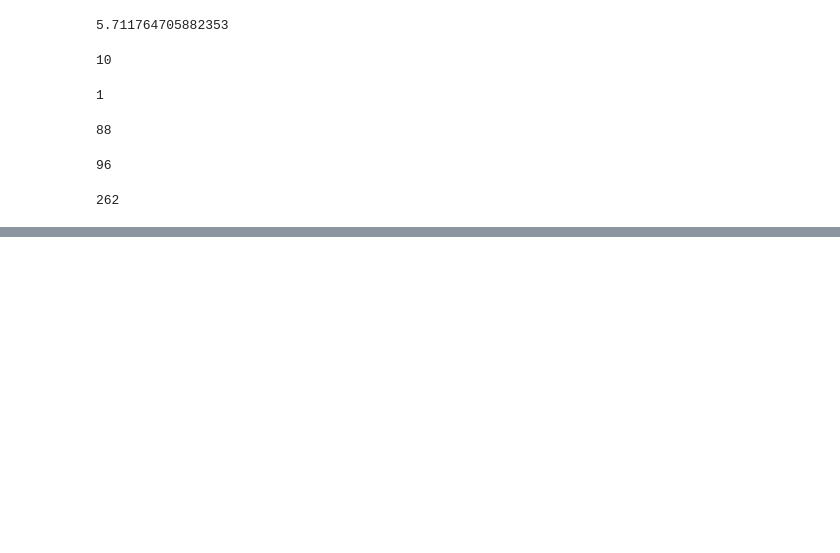
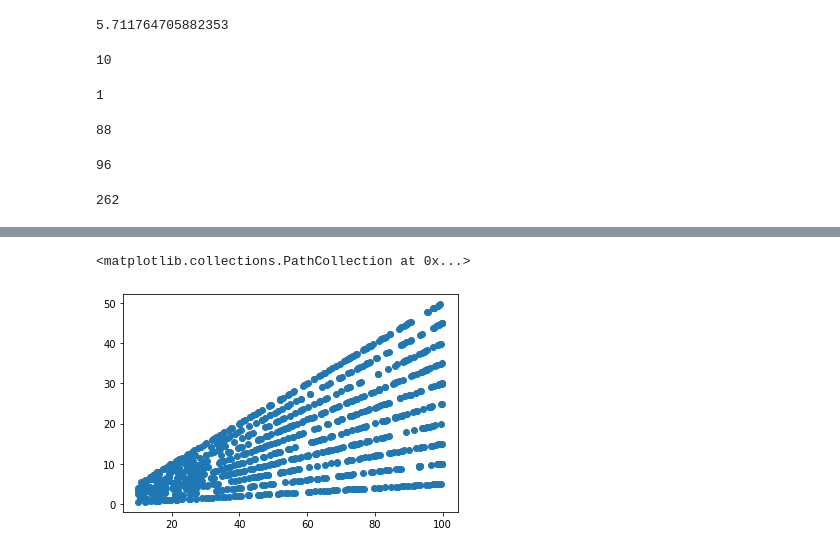
Before and after one commit to KevinBenoy/Business-Analytics-with-Python, a Jupyter notebook: Pandas.ipynb, the cells around one changed output, grey strips where cells are left out. Saved outputs shown, nothing was run; the diff lists cells and outputs as text; code cells hidden in the pictures; blank space fills up the shorter version.

```diff
--- a/Pandas.ipynb
+++ b/Pandas.ipynb
@@ -137,0 +192,5 @@ df.Quantity.loc[df["Productline"] == "Electronic accessories"].min()
+# %%
+plt.scatter(df["Unitprice"],df["Tax"])
+# %% [output]
+<matplotlib.collections.PathCollection at 0x...>
+[figure, added]
```
Also changed, not shown: parts of 8 cells of this notebook.
